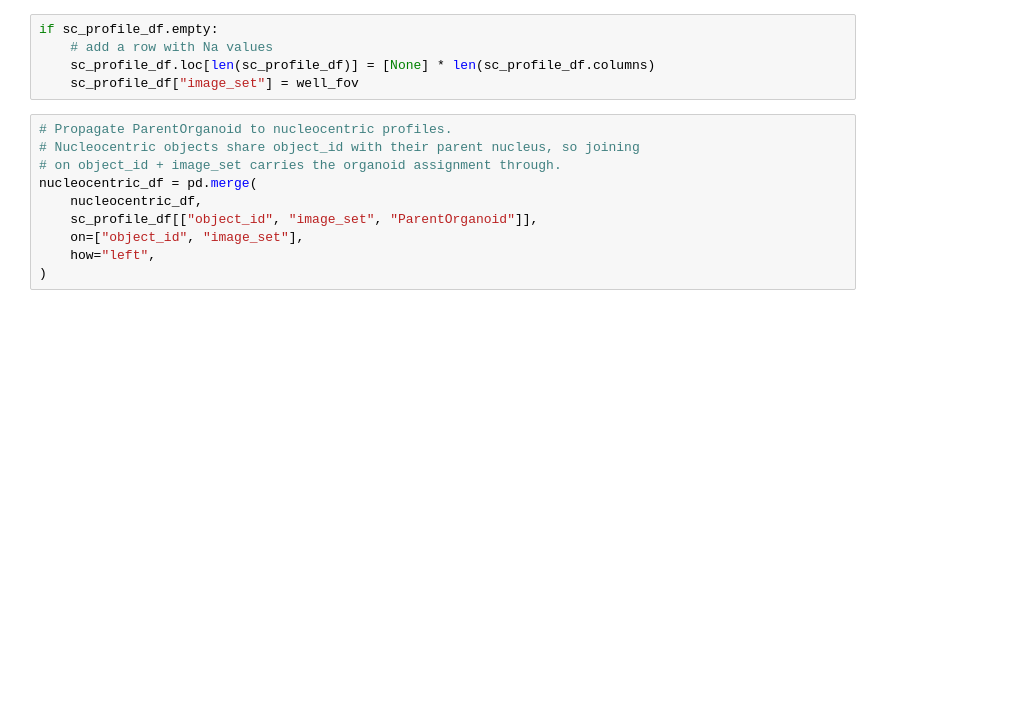
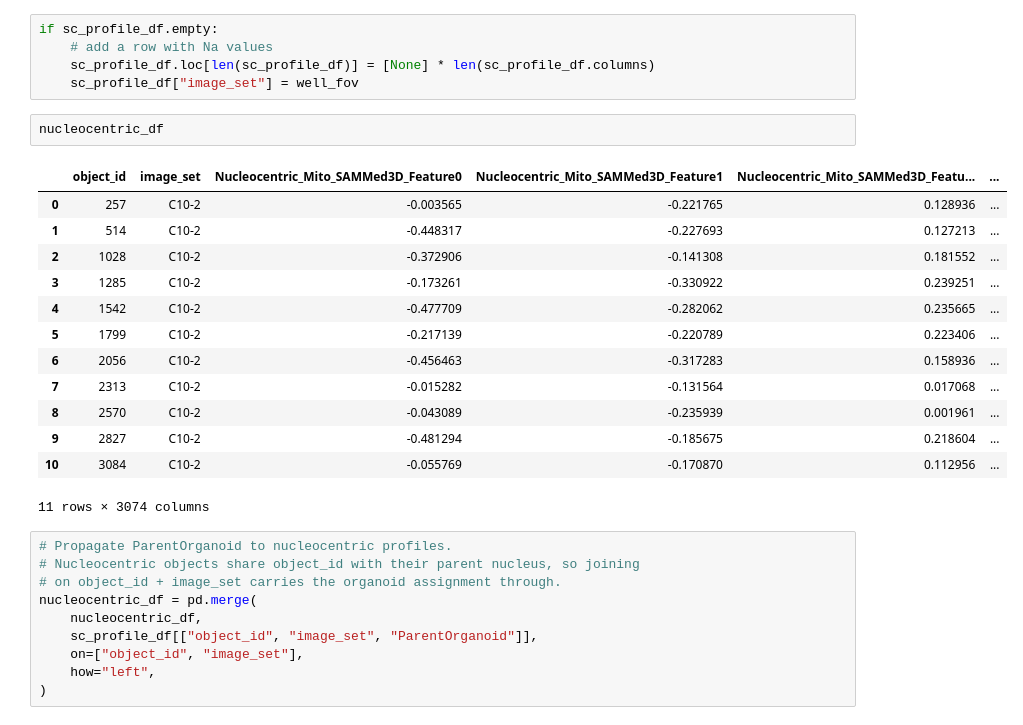
Before and after one commit to WayScience/NF1_3D_organoid_profiling_pipeline, a Jupyter notebook: 4.processing_image_based_profiles/notebooks/3.organoid_cell_relationship.ipynb, the cells around one changed output. Saved outputs shown, nothing was run; the diff lists cells and outputs as text; blank space fills up the shorter version.

```diff
--- a/4.processing_image_based_profiles/notebooks/3.organoid_cell_relationship.ipynb
+++ b/4.processing_image_based_profiles/notebooks/3.organoid_cell_relationship.ipynb
@@ -233,6 +251,22 @@ if sc_profile_df.empty:
     # add a row with Na values
     sc_profile_df.loc[len(sc_profile_df)] = [None] * len(sc_profile_df.columns)
     sc_profile_df["image_set"] = well_fov
+# %%
+nucleocentric_df
+# %% [output]
+|  | object_id | image_set | Nucleocentric_Mito_SAMMed3D_Feature0 | Nucleocentric_Mito_SAMMed3D_Feature1 | Nucleocentric_Mito_SAMMed3D_Featu... | ... |
+| 0 | 257 | C10-2 | -0.003565 | -0.221765 | 0.128936 | ... |
+| 1 | 514 | C10-2 | -0.448317 | -0.227693 | 0.127213 | ... |
+| 2 | 1028 | C10-2 | -0.372906 | -0.141308 | 0.181552 | ... |
+| 3 | 1285 | C10-2 | -0.173261 | -0.330922 | 0.239251 | ... |
+| 4 | 1542 | C10-2 | -0.477709 | -0.282062 | 0.235665 | ... |
+| 5 | 1799 | C10-2 | -0.217139 | -0.220789 | 0.223406 | ... |
+| 6 | 2056 | C10-2 | -0.456463 | -0.317283 | 0.158936 | ... |
+| 7 | 2313 | C10-2 | -0.015282 | -0.131564 | 0.017068 | ... |
+| 8 | 2570 | C10-2 | -0.043089 | -0.235939 | 0.001961 | ... |
+| 9 | 2827 | C10-2 | -0.481294 | -0.185675 | 0.218604 | ... |
+| 10 | 3084 | C10-2 | -0.055769 | -0.170870 | 0.112956 | ... |
+11 rows × 3074 columns
 # %%
 # Propagate ParentOrganoid to nucleocentric profiles.
 # Nucleocentric objects share object_id with their parent nucleus, so joining
```
Also changed, not shown: parts of 11 cells of this notebook, 31 other files.
